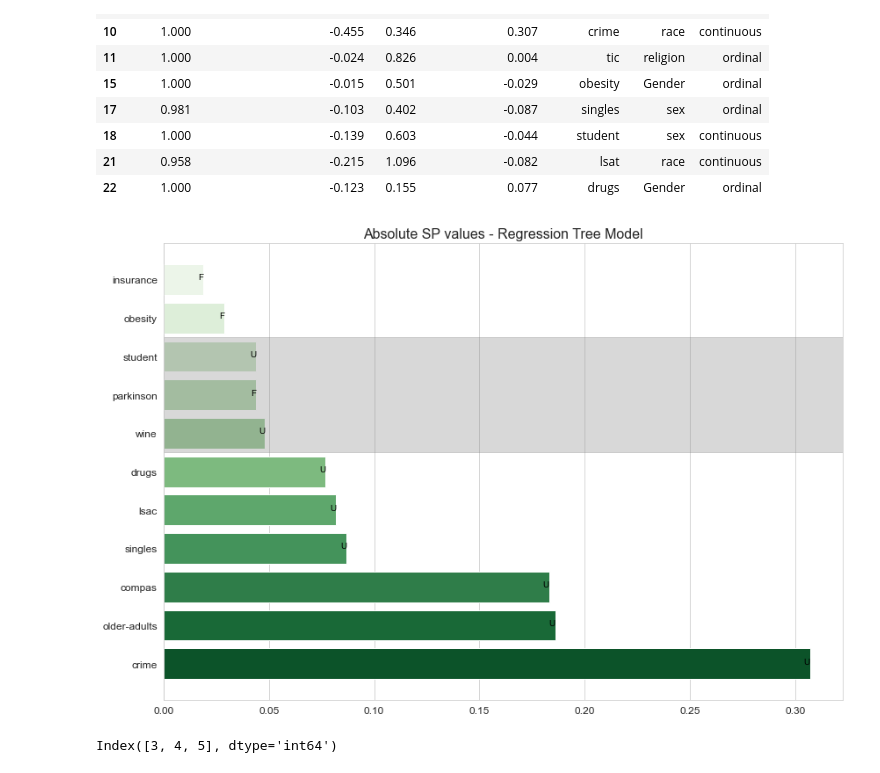
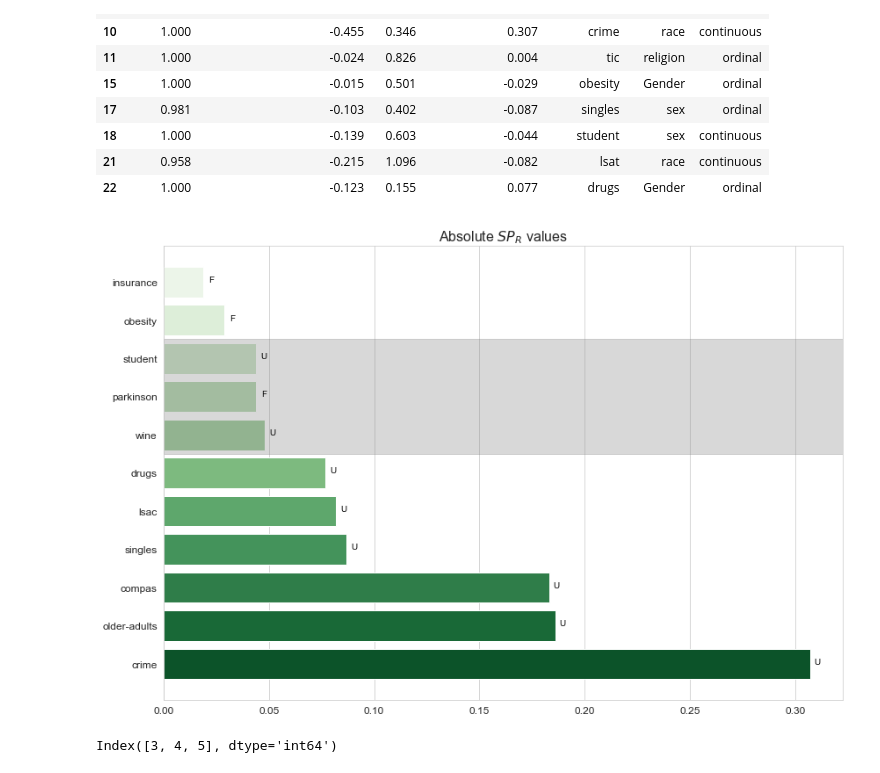
Before and after one commit to juliettm/fairness_in_regression, a Jupyter notebook: SP_comparison_plots.ipynb, the cells around one changed output. Cells and saved outputs as stored; diff of their text form; code cells hidden in the pictures.

Commit message:
figures improved

```diff
--- a/SP_comparison_plots.ipynb
+++ b/SP_comparison_plots.ipynb
@@ -371,36 +371,37 @@ sorted_df['dataset'] = sorted_df['dataset'].replace('lsat', 'lsac')
 # %%
 import matplotlib.pyplot as plt
 import seaborn as sns
 sns.set_style("whitegrid")
 # Identifying the indices of the specific datasets 'student', 'parkinson', and 'wine'
 band_datasets = ['student', 'parkinson', 'wine']
 indices = sorted_df[sorted_df['dataset'].isin(band_datasets)].index
 
 # Adding the band to the plot
 plt.figure(figsize=(12, 8))
 barplot = sns.barplot(x=sorted_df['sp_avg_outcome_n_abs'], y=sorted_df['dataset'], palette="Greens")
-plt.title('Absolute SP values - Regression Tree Model', fontsize=16)
+plt.title('Absolute $SP_R$ values', fontsize=16)
 # plt.xlabel('SP avg outcome')
 # plt.ylabel('Data set')
 plt.xlabel('')
 plt.ylabel('')
 
 plt.xticks(fontsize=12)
 plt.yticks(fontsize=12)
 
 # Adding labels
 for index, value in enumerate(sorted_df['statistical_parity_difference']):
     label = 'F' if (0.1 > value > -0.1) else 'U'
-    plt.text(sorted_df['sp_avg_outcome_n_abs'].iloc[index], index, label, color='black', ha="right")
+    adjusted_x_coordinate = sorted_df['sp_avg_outcome_n_abs'].iloc[index] + 0.005  # Adjust 0.05 to your needs
+    plt.text(adjusted_x_coordinate, index, label, color='black', ha="right")
 
 # Highlighting the band
 plt.axhspan(min(indices)-1 - 0.5, max(indices) -1 + 0.5, color='gray', alpha=0.3)
 
 plt.tight_layout()
 plt.savefig('plots/SP_continuous_band.pdf')
 plt.show()
 # %% [output]
-[figure, old version]
+[figure, new version]
 # %%
 indices
 # %% [output]
```
Also changed, not shown: 2 other files.
